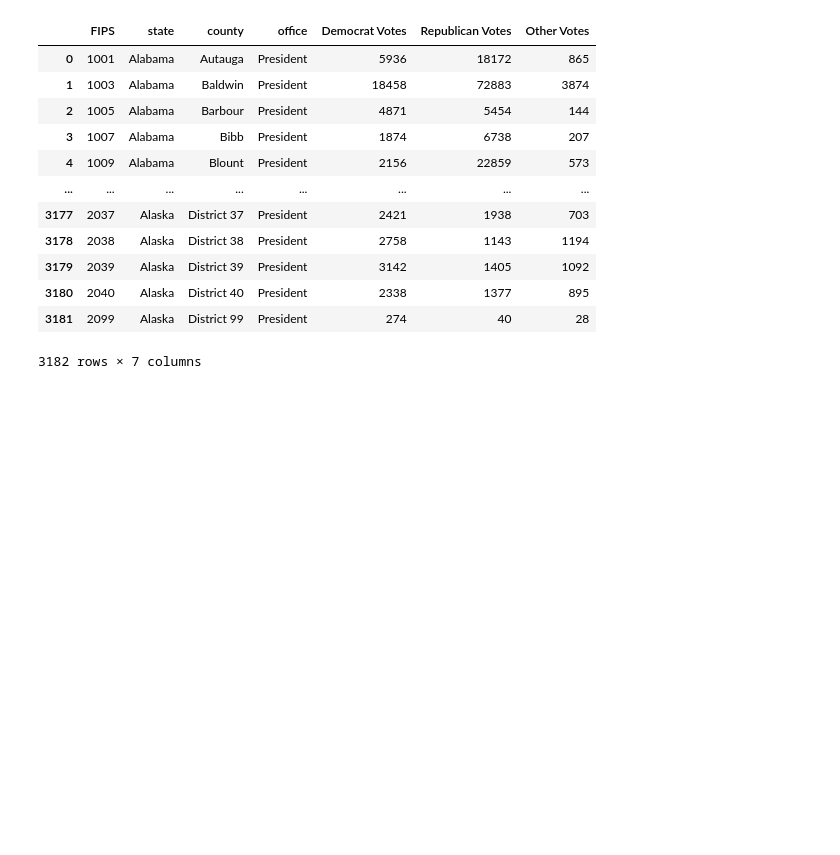
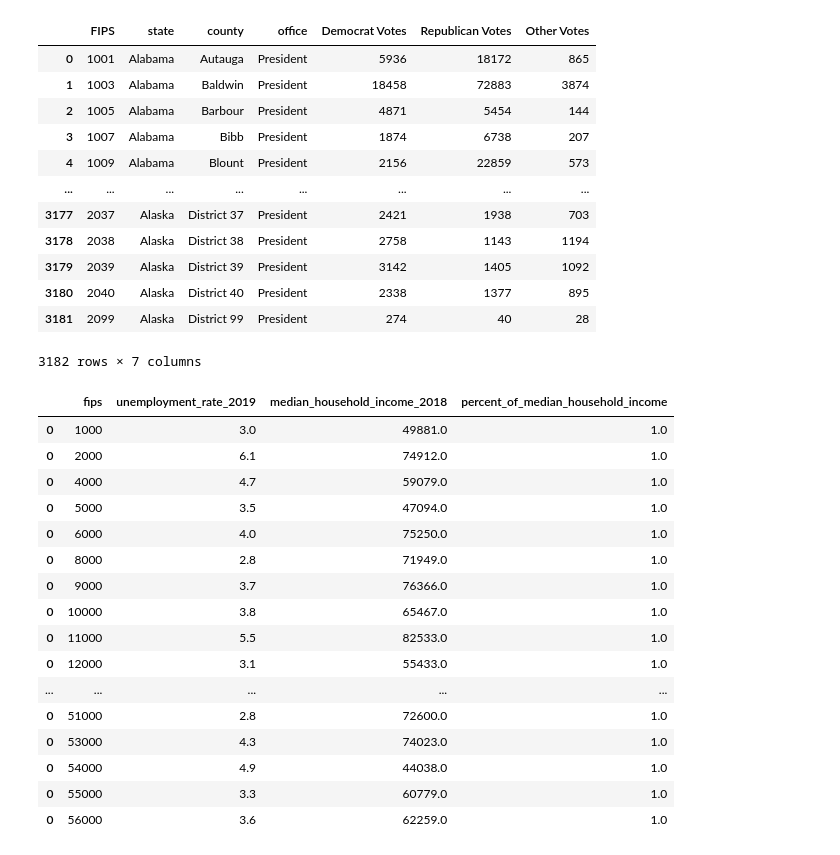
Before and after one commit to lewisaaronpaul/ETL_Proposal_Team_ETL_06, a Jupyter notebook: ETL Project - Neil.ipynb, the cells around one changed output. Cells and saved outputs as stored; diff of their text form; code cells hidden in the pictures; blank space fills up the shorter version.

```diff
--- a/ETL Project - Neil.ipynb
+++ b/ETL Project - Neil.ipynb
@@ -419,0 +425,26 @@ all_parties_cleaned2
+# %%
+## state_unemployment_table
+
+state_unemployment_df2 = state_unemployment_df[['FIPS','Latest Annual Unemployment Rate (2019)','Median Household Income (2018)','% of State Median HH Income']]
+
+state_unemployment = state_unemployment_df2.rename(columns={'FIPS':'fips','Latest Annual Unemployment Rate (2019)':'unemployment_rate_2019','Median Household Income (2018)':'median_household_income_2018','% of State Median HH Income':'percent_of_median_household_income'})
+
+state_unemployment
+# %% [output]
+|  | fips | unemployment_rate_2019 | median_household_income_2018 | percent_of_median_household_income |
+| 0 | 1000 | 3.0 | 49881.0 | 1.0 |
+| 0 | 2000 | 6.1 | 74912.0 | 1.0 |
+| 0 | 4000 | 4.7 | 59079.0 | 1.0 |
+| 0 | 5000 | 3.5 | 47094.0 | 1.0 |
+| 0 | 6000 | 4.0 | 75250.0 | 1.0 |
+| 0 | 8000 | 2.8 | 71949.0 | 1.0 |
+| 0 | 9000 | 3.7 | 76366.0 | 1.0 |
+| 0 | 10000 | 3.8 | 65467.0 | 1.0 |
+| 0 | 11000 | 5.5 | 82533.0 | 1.0 |
+| 0 | 12000 | 3.1 | 55433.0 | 1.0 |
+| ... | ... | ... | ... | ... |
+| 0 | 51000 | 2.8 | 72600.0 | 1.0 |
+| 0 | 53000 | 4.3 | 74023.0 | 1.0 |
+| 0 | 54000 | 4.9 | 44038.0 | 1.0 |
+| 0 | 55000 | 3.3 | 60779.0 | 1.0 |
+| 0 | 56000 | 3.6 | 62259.0 | 1.0 |
```
Also changed, not shown: parts of 20 cells of this notebook, 4 other files.
